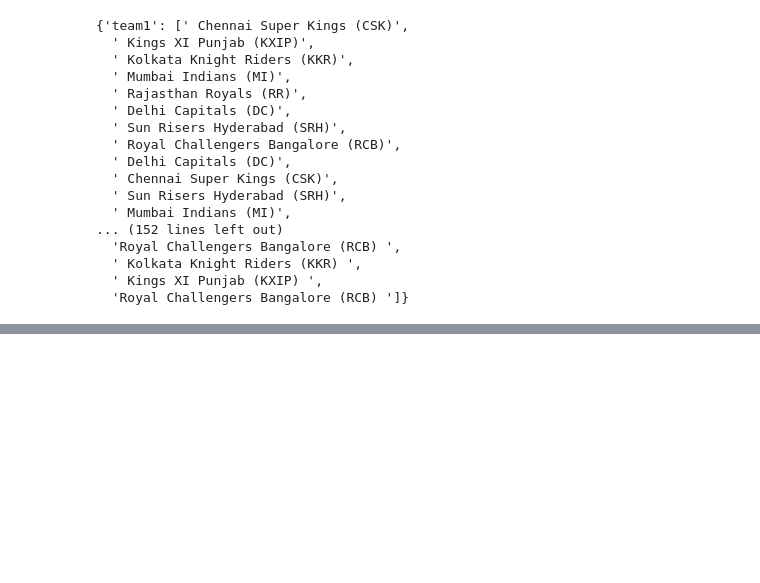
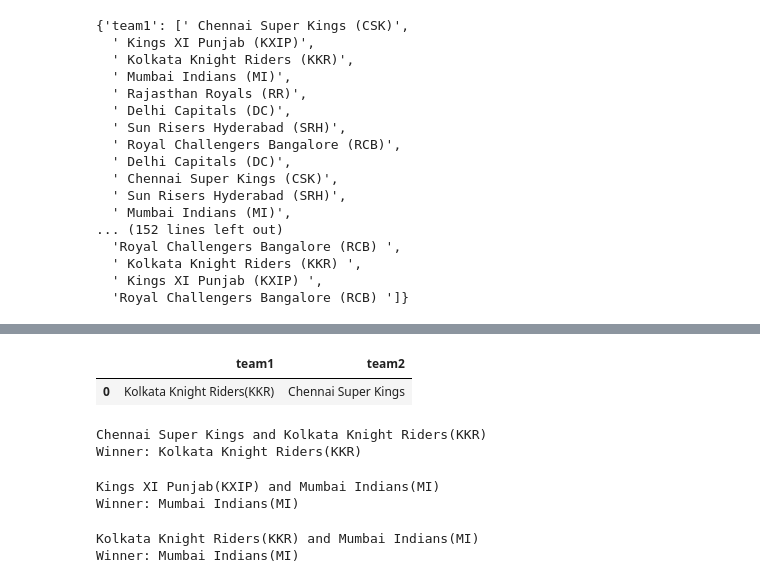
Before and after one commit to thinking-tomorrow/Data-Science-Projects, a Jupyter notebook: cricket-prediction/match_winner.ipynb, the cells around one changed output, grey strips where cells are left out. Cells and saved outputs as stored; diff of their text form; code cells hidden in the pictures; blank space fills up the shorter version.

Commit message:
added qualifier data

```diff
--- a/cricket-prediction/match_winner.ipynb
+++ b/cricket-prediction/match_winner.ipynb
@@ -868,3 +868,25 @@ tabel_df
 import pickle
 
 pickle.dump(rf, open('matches.pkl','wb'))
+# %%
+new_set = {'team1':['Kolkata Knight Riders(KKR)'],'team2':['Chennai Super Kings']}
+# %%
+new_set = pd.DataFrame(new_set)
+# %%
+new_set
+# %% [output]
+|  | team1 | team2 |
+| 0 | Kolkata Knight Riders(KKR) | Chennai Super Kings |
+# %%
+predictions = rf.predict(pred_set)
+for i in range(new_set.shape[0]):
+    print(new_set.iloc[i, 1] + " and " + new_set.iloc[i, 0])
+    if predictions[i] == 1:
+        print("Winner: " + new_set.iloc[i, 1])
+
+    else:
+        print("Winner: " + new_set.iloc[i, 0])
+    print("")
+# %% [output]
+Chennai Super Kings and Kolkata Knight Riders(KKR)
+Winner: Kolkata Knight Riders(KKR)
@@ -870,0 +895,13 @@ pickle.dump(rf, open('matches.pkl','wb'))
+# %%
+predictions = rf.predict(pred_set)
+for i in range(new_set.shape[0]):
+    print(new_set.iloc[i, 1] + " and " + new_set.iloc[i, 0])
+    if predictions[i] == 1:
+        print("Winner: " + new_set.iloc[i, 1])
+
+    else:
+        print("Winner: " + new_set.iloc[i, 0])
+    print("")
+# %% [output]
+Kings XI Punjab(KXIP) and Mumbai Indians(MI)
+Winner: Mumbai Indians(MI)
@@ -870,0 +910,13 @@ pickle.dump(rf, open('matches.pkl','wb'))
+# %%
+predictions = rf.predict(pred_set)
+for i in range(new_set.shape[0]):
+    print(new_set.iloc[i, 1] + " and " + new_set.iloc[i, 0])
+    if predictions[i] == 1:
+        print("Winner: " + new_set.iloc[i, 1])
+
+    else:
+        print("Winner: " + new_set.iloc[i, 0])
+    print("")
+# %% [output]
+Kolkata Knight Riders(KKR) and Mumbai Indians(MI)
+Winner: Mumbai Indians(MI)
```
Also changed, not shown: parts of 9 cells of this notebook.
